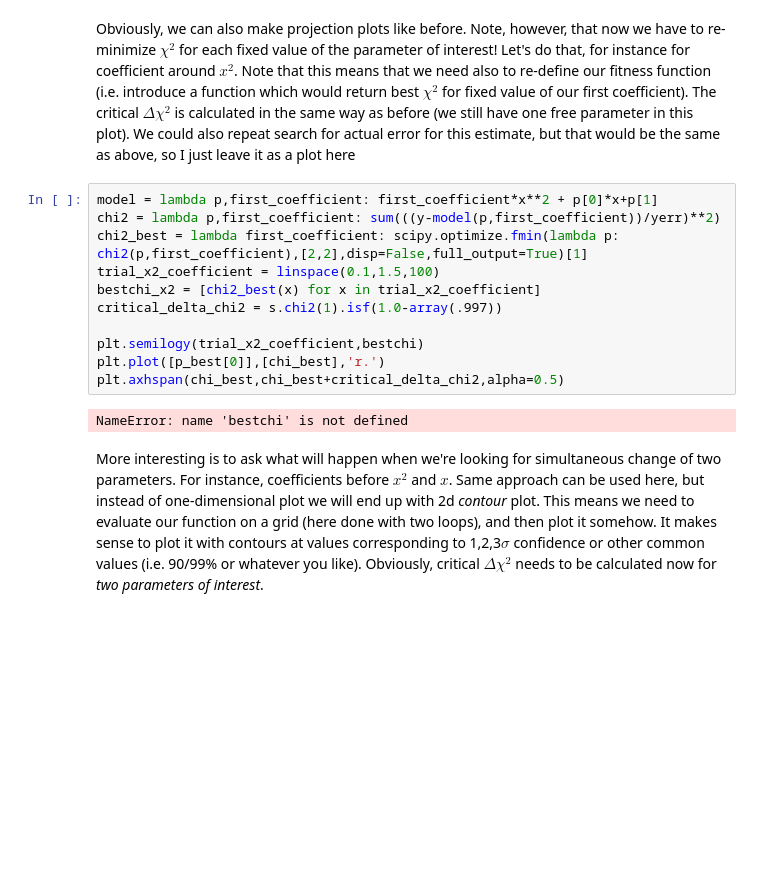
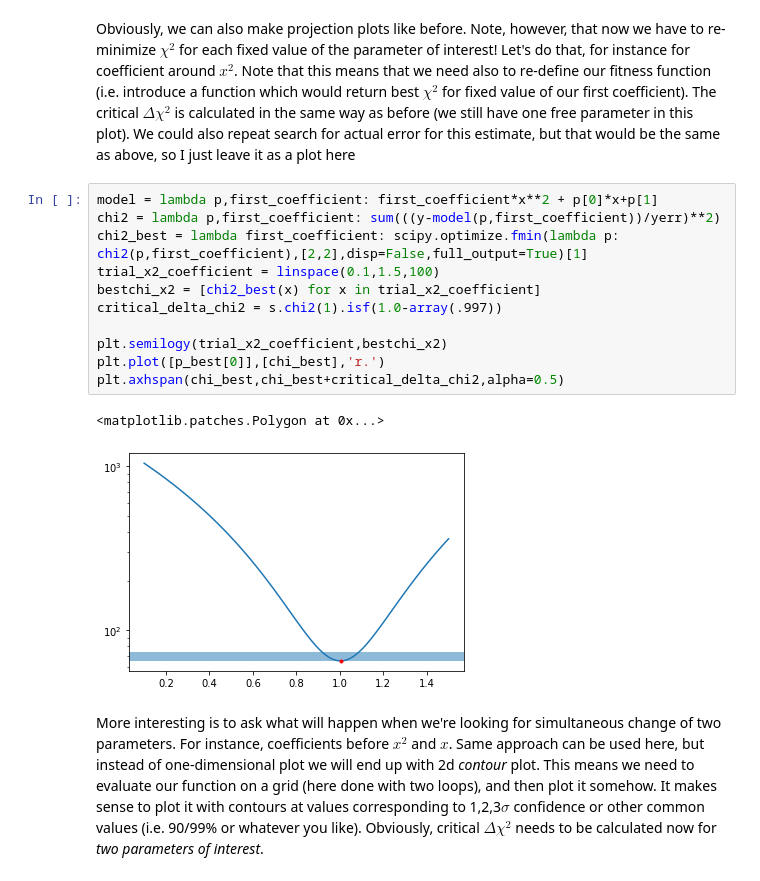
Before and after one commit to doroshv/xobs, a Jupyter notebook: 01_Basics_of_statistics.ipynb, the cells around one changed output. Saved outputs shown, nothing was run; the diff lists cells and outputs as text; blank space fills up the shorter version.

```diff
--- a/01_Basics_of_statistics.ipynb
+++ b/01_Basics_of_statistics.ipynb
@@ -487,16 +487,17 @@ Obviously, we can also make projection plots like before. Note, however, that no
 # %%
 model = lambda p,first_coefficient: first_coefficient*x**2 + p[0]*x+p[1]
 chi2 = lambda p,first_coefficient: sum(((y-model(p,first_coefficient))/yerr)**2)
 chi2_best = lambda first_coefficient: scipy.optimize.fmin(lambda p: chi2(p,first_coefficient),[2,2],disp=False,full_output=True)[1]
 trial_x2_coefficient = linspace(0.1,1.5,100)
 bestchi_x2 = [chi2_best(x) for x in trial_x2_coefficient]
 critical_delta_chi2 = s.chi2(1).isf(1.0-array(.997))
 
-plt.semilogy(trial_x2_coefficient,bestchi)
+plt.semilogy(trial_x2_coefficient,bestchi_x2)
 plt.plot([p_best[0]],[chi_best],'r.')
 plt.axhspan(chi_best,chi_best+critical_delta_chi2,alpha=0.5)
 # %% [output]
-NameError: name 'bestchi' is not defined
+<matplotlib.patches.Polygon at 0x...>
+[figure, added]
 # %% [markdown]
 More interesting is to ask what will happen when we're looking for simultaneous change of two parameters. For instance, coefficients before $x^2$ and $x$. Same approach can be used here, but instead of one-dimensional plot we will end up with 2d _contour_ plot. This means we need to evaluate our function on a grid (here done with two loops), and then plot it somehow. It makes sense to plot it with contours at values corresponding to 1,2,3$\sigma$ confidence or other common values (i.e. 90/99% or whatever you like). Obviously, critical $\Delta\chi^2$ needs to be calculated now for _two parameters of interest_.
 # %%
```
